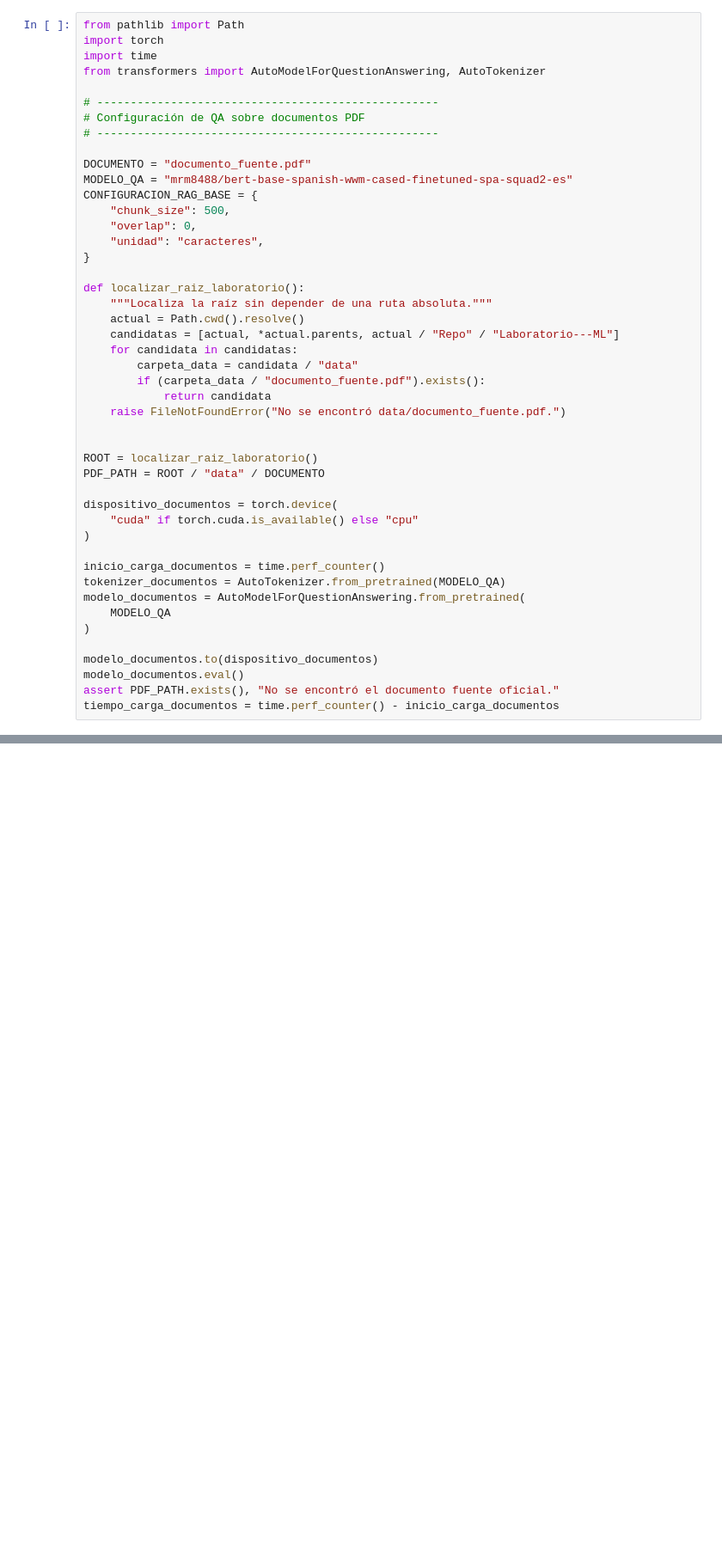
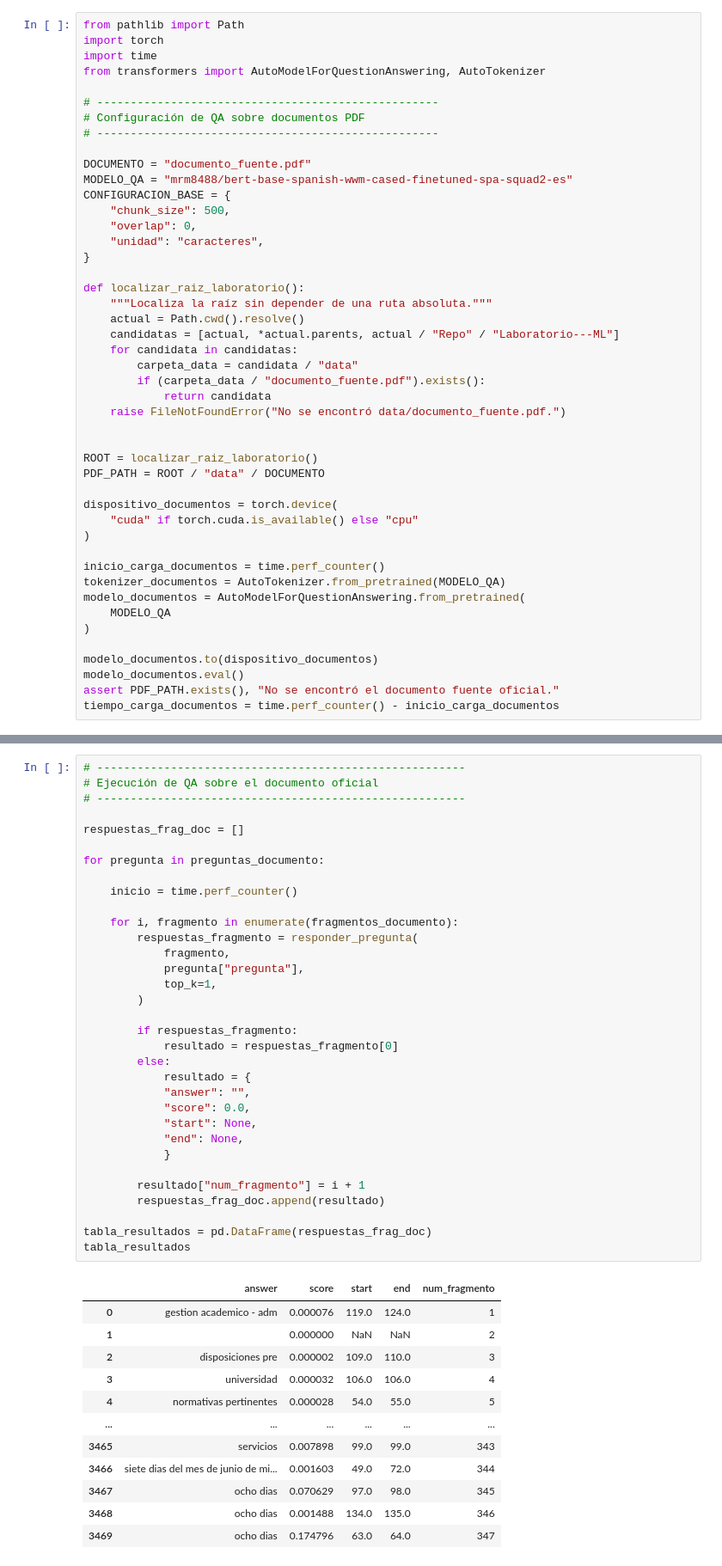
Before and after one commit to abner-rivas/Laboratorio---ML, a Jupyter notebook: laboratorio_ml_qa.ipynb, the cells around one changed output, grey strips where cells are left out. Shown at 86% size. Drawn from its saved outputs; the diff is of its cells as text; blank space fills up the shorter version.

```diff
--- a/laboratorio_ml_qa.ipynb
+++ b/laboratorio_ml_qa.ipynb
@@ -1446,7 +1577,7 @@ from transformers import AutoModelForQuestionAnswering, AutoTokenizer
 
 DOCUMENTO = "documento_fuente.pdf"
 MODELO_QA = "mrm8488/bert-base-spanish-wwm-cased-finetuned-spa-squad2-es"
-CONFIGURACION_RAG_BASE = {
+CONFIGURACION_BASE = {
     "chunk_size": 500,
     "overlap": 0,
     "unidad": "caracteres",
@@ -1741,0 +1941,46 @@ display(tabla_preguntas_documento)
+# %%
+# -------------------------------------------------------
+# Ejecución de QA sobre el documento oficial
+# -------------------------------------------------------
+
+respuestas_frag_doc = []
+
+for pregunta in preguntas_documento:
+
+    inicio = time.perf_counter()
+
+    for i, fragmento in enumerate(fragmentos_documento):
+        respuestas_fragmento = responder_pregunta(
+            fragmento,
+            pregunta["pregunta"],
+            top_k=1,
+        )
+
+        if respuestas_fragmento:
+            resultado = respuestas_fragmento[0]
+        else:
+            resultado = {
+            "answer": "",
+            "score": 0.0,
+            "start": None,
+            "end": None,
+            }
+
+        resultado["num_fragmento"] = i + 1
+        respuestas_frag_doc.append(resultado)
+
+tabla_resultados = pd.DataFrame(respuestas_frag_doc)
+tabla_resultados
+# %% [output]
+|  | answer | score | start | end | num_fragmento |
+| 0 | gestion academico - adm | 0.000076 | 119.0 | 124.0 | 1 |
+| 1 |  | 0.000000 | NaN | NaN | 2 |
+| 2 | disposiciones pre | 0.000002 | 109.0 | 110.0 | 3 |
+| 3 | universidad | 0.000032 | 106.0 | 106.0 | 4 |
+| 4 | normativas pertinentes | 0.000028 | 54.0 | 55.0 | 5 |
+| ... | ... | ... | ... | ... | ... |
+| 3465 | servicios | 0.007898 | 99.0 | 99.0 | 343 |
+| 3466 | siete dias del mes de junio de mi... | 0.001603 | 49.0 | 72.0 | 344 |
+| 3467 | ocho dias | 0.070629 | 97.0 | 98.0 | 345 |
+| 3468 | ocho dias | 0.001488 | 134.0 | 135.0 | 346 |
+| 3469 | ocho dias | 0.174796 | 63.0 | 64.0 | 347 |
```
Also changed, not shown: parts of 13 cells of this notebook.
